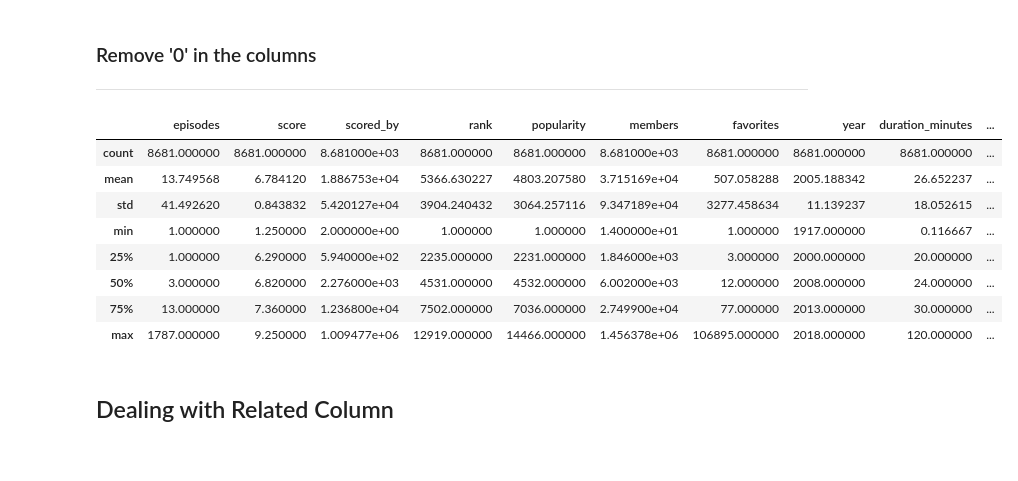
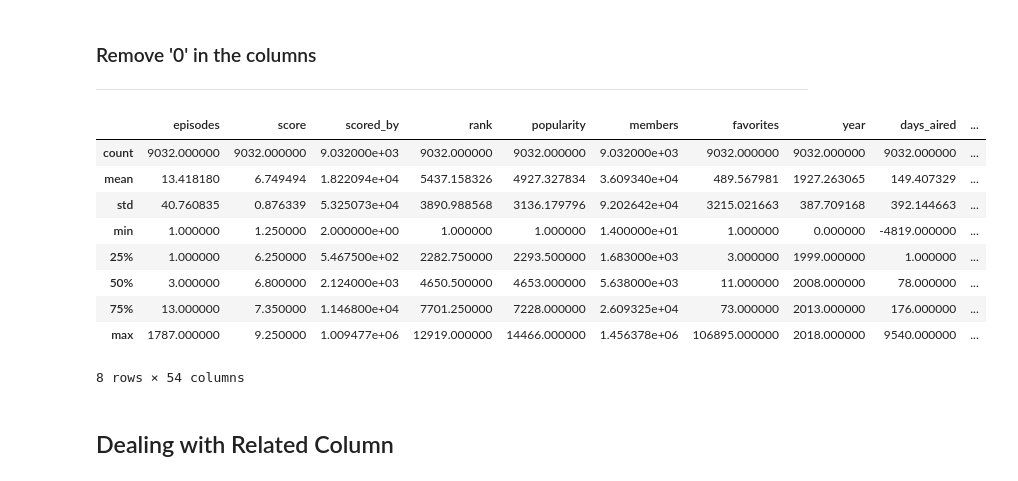
Before and after one commit to TanGuiShan/mini_project, a Jupyter notebook: Data Preparation.ipynb, the cells around one changed output. Cells and saved outputs as stored; diff of their text form; code cells hidden in the pictures.

```diff
--- a/Data Preparation.ipynb
+++ b/Data Preparation.ipynb
@@ -381,8 +383,10 @@ def get_season(month):
         return 'Summer'
     elif 9 <= month <= 11:
         return 'Fall'
+    elif (month == 12 or 0 < month <= 2):
+        return 'Winter'
     else:
-        return 'Winter'
+        return '0'
 
 # Create a new column for seasons
 animelist['start_season'] = animelist['aired_from'].dt.month.apply(get_season)
@@ -635,8 +639,12 @@ animelist_df['rank'].fillna(animelist_df['rank'].max(), inplace=True)
 ## convert 'Nan' to None for aired dates.
 animelist_df['aired_from'].fillna("Not aired",inplace=True)
 animelist_df['aired_to'].fillna("Not aired",inplace=True)
-animelist_df['date_aired'].fillna(0-0-0,inplace=True)
-animelist_df['year'].fillna(0,inplace=True)
+animelist_df['days_aired'].fillna(0, inplace = True)
+animelist_df['year'].fillna(0, inplace = True)
 
 animelist_df['duration_minutes'].fillna(0,inplace=True)
 ##find out whether aired time and primied have relation
+# %%
+animelist_df['year'] = animelist_df['year'].astype(int)
+animelist_df['days_aired'] = animelist_df['days_aired'].astype(int)
+animelist_df.dtypes
@@ -680,19 +702,20 @@ animelist_df.describe()
 # %%
 df = pd.DataFrame(animelist_df)
 
-columns_list = ['episodes', 'score', 'scored_by', 'rank', 'popularity','members', 'favorites', 'year', 'duration_minutes']
+columns_list = ['episodes', 'score', 'scored_by', 'rank', 'popularity', 'members', 'favorites', 'duration_minutes']
 animelist_df = df[(df[columns_list] != 0).all(axis=1)]
 animelist_df.describe()
 # %% [output]
-|  | episodes | score | scored_by | rank | popularity | members | favorites | year | duration_minutes | ... |
-| count | 8681.000000 | 8681.000000 | 8.681000e+03 | 8681.000000 | 8681.000000 | 8.681000e+03 | 8681.000000 | 8681.000000 | 8681.000000 | ... |
-| mean | 13.749568 | 6.784120 | 1.886753e+04 | 5366.630227 | 4803.207580 | 3.715169e+04 | 507.058288 | 2005.188342 | 26.652237 | ... |
-| std | 41.492620 | 0.843832 | 5.420127e+04 | 3904.240432 | 3064.257116 | 9.347189e+04 | 3277.458634 | 11.139237 | 18.052615 | ... |
-| min | 1.000000 | 1.250000 | 2.000000e+00 | 1.000000 | 1.000000 | 1.400000e+01 | 1.000000 | 1917.000000 | 0.116667 | ... |
-| 25% | 1.000000 | 6.290000 | 5.940000e+02 | 2235.000000 | 2231.000000 | 1.846000e+03 | 3.000000 | 2000.000000 | 20.000000 | ... |
-| 50% | 3.000000 | 6.820000 | 2.276000e+03 | 4531.000000 | 4532.000000 | 6.002000e+03 | 12.000000 | 2008.000000 | 24.000000 | ... |
-| 75% | 13.000000 | 7.360000 | 1.236800e+04 | 7502.000000 | 7036.000000 | 2.749900e+04 | 77.000000 | 2013.000000 | 30.000000 | ... |
-| max | 1787.000000 | 9.250000 | 1.009477e+06 | 12919.000000 | 14466.000000 | 1.456378e+06 | 106895.000000 | 2018.000000 | 120.000000 | ... |
+|  | episodes | score | scored_by | rank | popularity | members | favorites | year | days_aired | ... |
+| count | 9032.000000 | 9032.000000 | 9.032000e+03 | 9032.000000 | 9032.000000 | 9.032000e+03 | 9032.000000 | 9032.000000 | 9032.000000 | ... |
+| mean | 13.418180 | 6.749494 | 1.822094e+04 | 5437.158326 | 4927.327834 | 3.609340e+04 | 489.567981 | 1927.263065 | 149.407329 | ... |
+| std | 40.760835 | 0.876339 | 5.325073e+04 | 3890.988568 | 3136.179796 | 9.202642e+04 | 3215.021663 | 387.709168 | 392.144663 | ... |
+| min | 1.000000 | 1.250000 | 2.000000e+00 | 1.000000 | 1.000000 | 1.400000e+01 | 1.000000 | 0.000000 | -4819.000000 | ... |
+| 25% | 1.000000 | 6.250000 | 5.467500e+02 | 2282.750000 | 2293.500000 | 1.683000e+03 | 3.000000 | 1999.000000 | 1.000000 | ... |
+| 50% | 3.000000 | 6.800000 | 2.124000e+03 | 4650.500000 | 4653.000000 | 5.638000e+03 | 11.000000 | 2008.000000 | 78.000000 | ... |
+| 75% | 13.000000 | 7.350000 | 1.146800e+04 | 7701.250000 | 7228.000000 | 2.609325e+04 | 73.000000 | 2013.000000 | 176.000000 | ... |
+| max | 1787.000000 | 9.250000 | 1.009477e+06 | 12919.000000 | 14466.000000 | 1.456378e+06 | 106895.000000 | 2018.000000 | 9540.000000 | ... |
+8 rows × 54 columns
 # %% [markdown]
 ## Dealing with Related Column
 # %% [markdown]
```
Also changed, not shown: parts of 18 cells of this notebook, 4 other files.
